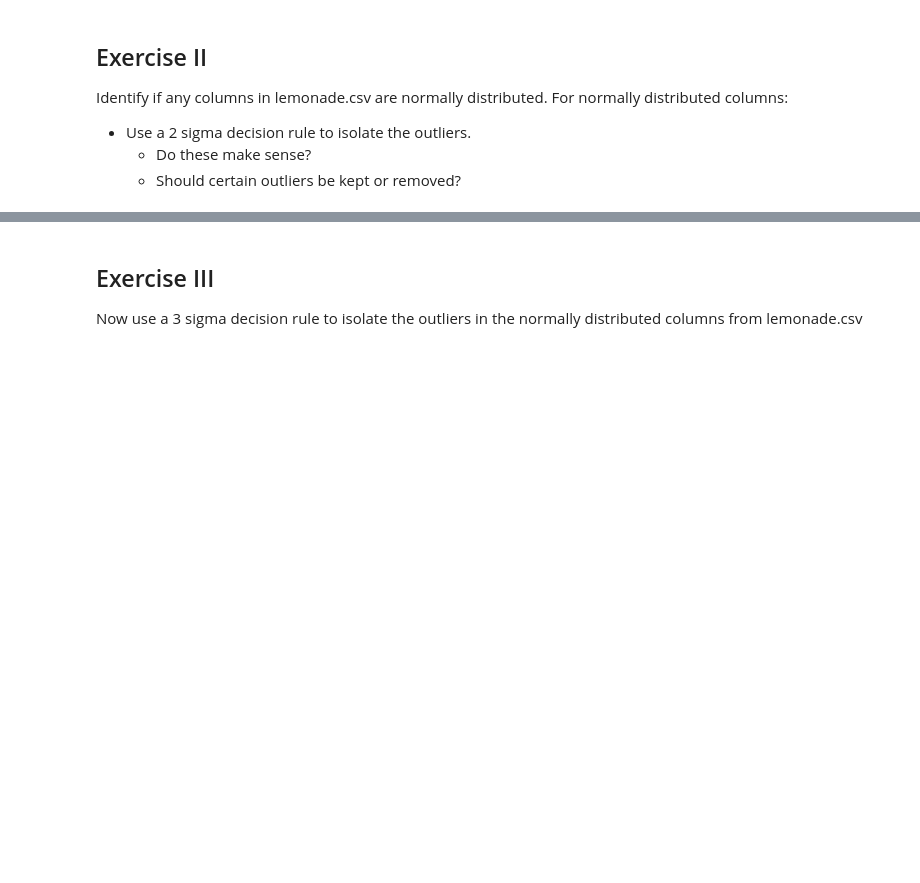
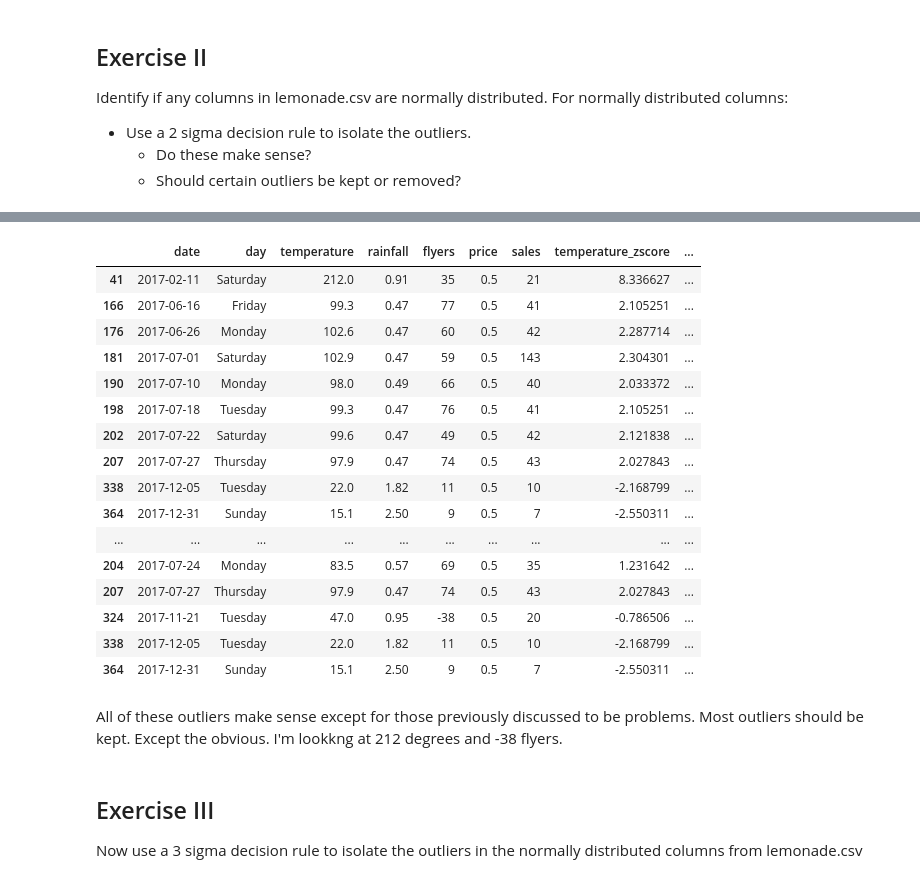
Before and after one commit to masonsherbondy/anomaly-detection-exercises, a Jupyter notebook: continuous_probabilistic_methods.ipynb, the cells around one changed output, grey strips where cells are left out. Saved outputs shown, nothing was run; the diff lists cells and outputs as text; code cells hidden in the pictures; blank space fills up the shorter version.

Commit message:
up, up and outlier!

```diff
--- a/continuous_probabilistic_methods.ipynb
+++ b/continuous_probabilistic_methods.ipynb
@@ -181,0 +400,7 @@ Identify if any columns in lemonade.csv are normally distributed. For normally d
+# %%
+# create z-scores for all eligible numeric columns
+for col in numeric:
+    lemonade[f'{col}_zscore'] = (lemonade[col] - lemonade[col].mean()) / lemonade[col].std()
+
+# observe supplemented dataframe
+lemonade.head()
@@ -181,0 +414,21 @@ Identify if any columns in lemonade.csv are normally distributed. For normally d
+# %%
+# set a list of normally distributed features
+normal = ['temperature', 'rainfall', 'flyers']
+
+# set empty frame
+outliers = pd.DataFrame()
+
+# run through for-loop on normally distributed features
+for feat in normal:
+
+    # add all records with z-scores outside two sigmas to the empty frame
+    outliers = outliers.append(lemonade[lemonade[f'{feat}_zscore'] > 2])
+    outliers = outliers.append(lemonade[lemonade[f'{feat}_zscore'] < -2])
+
+# view sigma bounds
+for feat in normal:
+
+    #print sigma bounds
+    print(f" {feat} | 2-Sigma upper bound: {lemonade[feat].mean() + 2 * lemonade[feat].std()}")
+    print(f" {feat} | 2-Sigma lower bound: {lemonade[feat].mean() - 2 * lemonade[feat].std()}")
+    print(' ------------')
@@ -182,3 +445,26 @@ Identify if any columns in lemonade.csv are normally distributed. For normally d
+# %%
+# view 2-Sigma outliers
+outliers
+# %% [output]
+|  | date | day | temperature | rainfall | flyers | price | sales | temperature_zscore | ... |
+| 41 | 2017-02-11 | Saturday | 212.0 | 0.91 | 35 | 0.5 | 21 | 8.336627 | ... |
+| 166 | 2017-06-16 | Friday | 99.3 | 0.47 | 77 | 0.5 | 41 | 2.105251 | ... |
+| 176 | 2017-06-26 | Monday | 102.6 | 0.47 | 60 | 0.5 | 42 | 2.287714 | ... |
+| 181 | 2017-07-01 | Saturday | 102.9 | 0.47 | 59 | 0.5 | 143 | 2.304301 | ... |
+| 190 | 2017-07-10 | Monday | 98.0 | 0.49 | 66 | 0.5 | 40 | 2.033372 | ... |
+| 198 | 2017-07-18 | Tuesday | 99.3 | 0.47 | 76 | 0.5 | 41 | 2.105251 | ... |
+| 202 | 2017-07-22 | Saturday | 99.6 | 0.47 | 49 | 0.5 | 42 | 2.121838 | ... |
+| 207 | 2017-07-27 | Thursday | 97.9 | 0.47 | 74 | 0.5 | 43 | 2.027843 | ... |
+| 338 | 2017-12-05 | Tuesday | 22.0 | 1.82 | 11 | 0.5 | 10 | -2.168799 | ... |
+| 364 | 2017-12-31 | Sunday | 15.1 | 2.50 | 9 | 0.5 | 7 | -2.550311 | ... |
+| ... | ... | ... | ... | ... | ... | ... | ... | ... | ... |
+| 204 | 2017-07-24 | Monday | 83.5 | 0.57 | 69 | 0.5 | 35 | 1.231642 | ... |
+| 207 | 2017-07-27 | Thursday | 97.9 | 0.47 | 74 | 0.5 | 43 | 2.027843 | ... |
+| 324 | 2017-11-21 | Tuesday | 47.0 | 0.95 | -38 | 0.5 | 20 | -0.786506 | ... |
+| 338 | 2017-12-05 | Tuesday | 22.0 | 1.82 | 11 | 0.5 | 10 | -2.168799 | ... |
+| 364 | 2017-12-31 | Sunday | 15.1 | 2.50 | 9 | 0.5 | 7 | -2.550311 | ... |
+# %% [markdown]
+All of these outliers make sense except for those previously discussed to be problems. Most outliers should be kept. Except the obvious. I'm lookkng at 212 degrees and -38 flyers.
 # %% [markdown]
 ## Exercise III
 Now use a 3 sigma decision rule to isolate the outliers in the normally distributed columns from lemonade.csv
```
Also changed, not shown: parts of 37 cells of this notebook.
